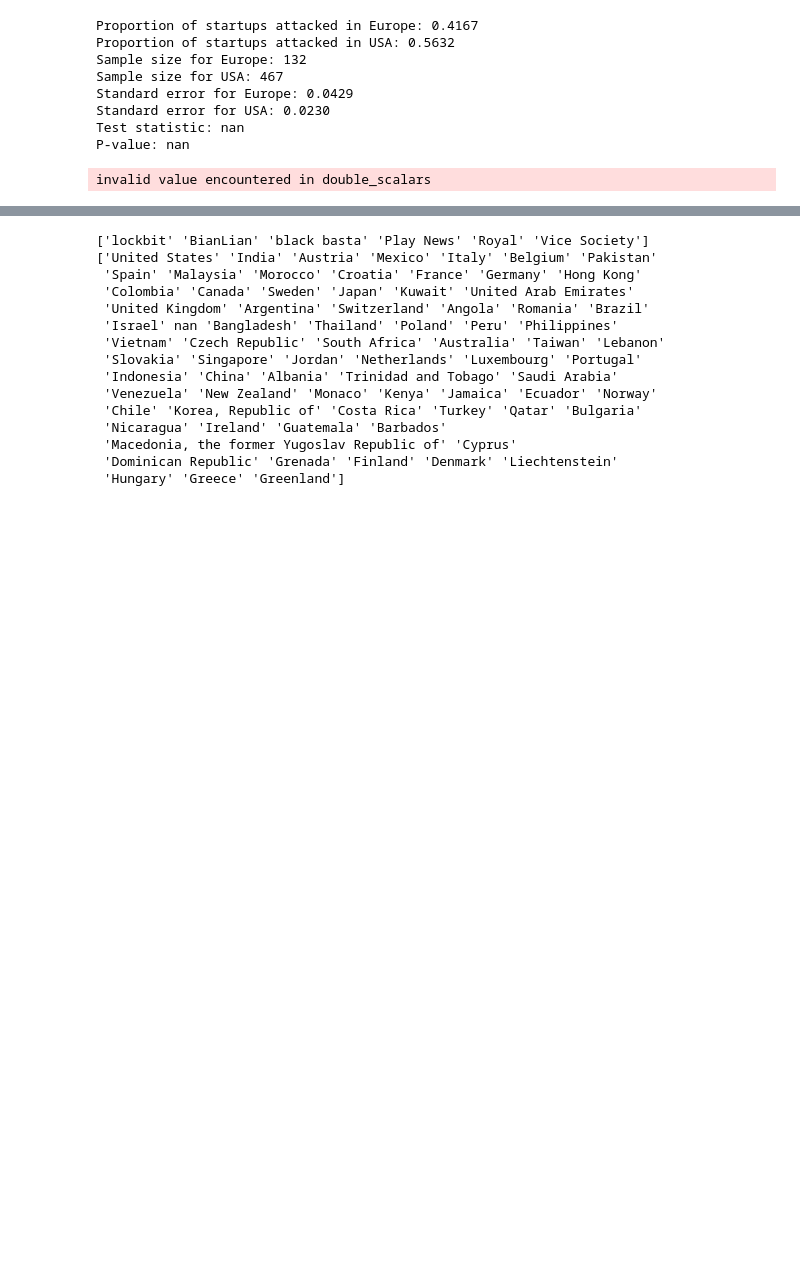
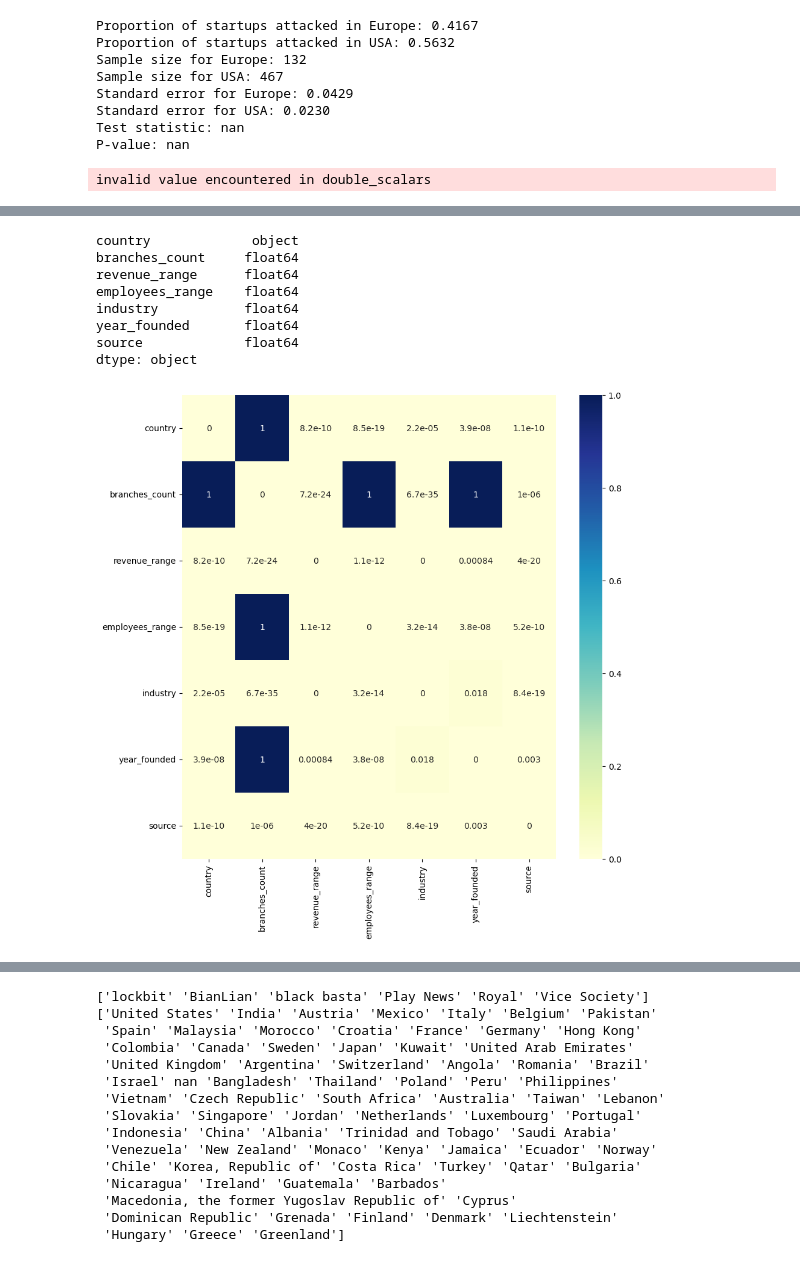
Before and after one commit to DoniaEsawi/Ransomware-Revealed, a Jupyter notebook: data_science.ipynb, the cells around one changed output, grey strips where cells are left out. Cells and saved outputs as stored; diff of their text form; code cells hidden in the pictures; blank space fills up the shorter version.

```diff
--- a/data_science.ipynb
+++ b/data_science.ipynb
@@ -874,9 +830,10 @@ chi2_test_results = pd.DataFrame(columns=categorical_columns)
 for column1 in categorical_columns:
     ps = []
     for column2 in categorical_columns:
-        p = -1
+        p = 0
         if column1 != column2:
             table = pd.crosstab(df_attacked_fill_missings[column1], df_attacked_fill_missings[column2])
             chi2, p, dof, ex = chi2_contingency(table)
         ps.append(p)
-    chi2_test_results = chi2_test_results.append(pd.DataFrame([ps], columns=categorical_columns, index=[column1]))
+    # conactenate the results to the chi2_test_results dataframe
+    chi2_test_results = pd.concat([chi2_test_results, pd.DataFrame([ps], columns=categorical_columns, index=[column1])])
@@ -911,3 +840,23 @@ chi2_test_results
+# %%
+# print the chi2 columns types
+print(chi2_test_results.dtypes)
+chi2_test_results
+# convert the chi2 test results to float
+chi2_test_results = chi2_test_results.astype(float)
+# draw a heatmap to visualize the chi2 test results
+plt.figure(figsize=(10, 10))
+sns.heatmap(chi2_test_results, annot=True, cmap="YlGnBu")
+plt.show()
+# %% [output]
+country             object
+branches_count     float64
+revenue_range      float64
+employees_range    float64
+industry           float64
+year_founded       float64
+source             float64
+dtype: object
+[figure, added]
 # %%
 df_attacked_fill_missings.head()
 # %% [output]
```
Also changed, not shown: parts of 30 cells of this notebook, 1 other file.
